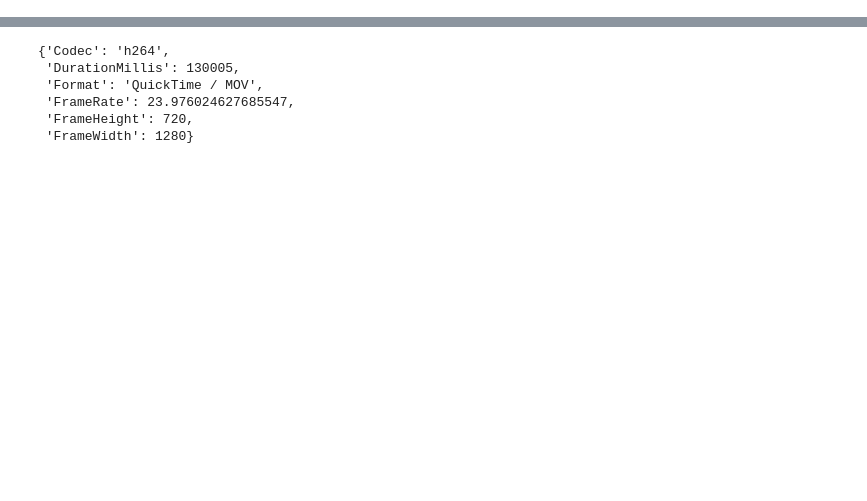
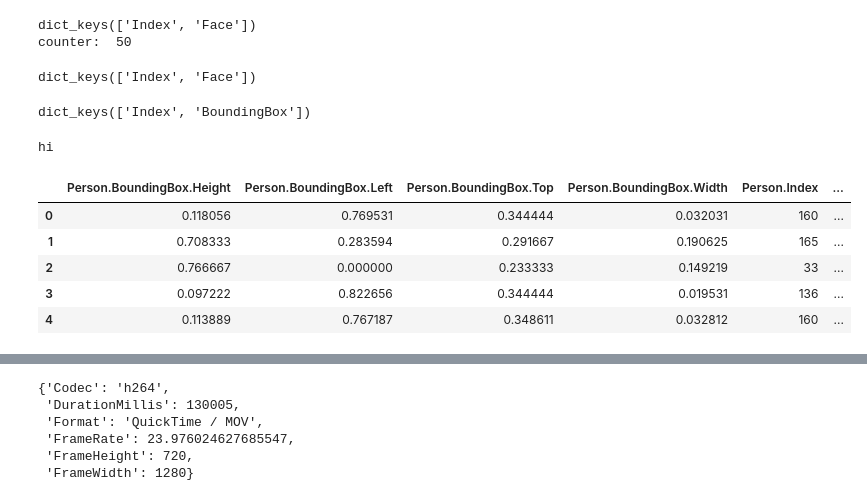
Before and after one commit to mnguyenngo/measureyes-1, a Jupyter notebook: src/rekognition_sandbox.ipynb, the cells around one changed output, grey strips where cells are left out. Drawn from its saved outputs; the diff is of its cells as text; code cells hidden in the pictures; blank space fills up the shorter version.

```diff
--- a/src/rekognition_sandbox.ipynb
+++ b/src/rekognition_sandbox.ipynb
@@ -100,0 +199,18 @@ with open(path6) as f:
+# %%
+# Throws this key error if no faces detected in file: KeyError: 'Person.Face.Pose.Pitch'
+# We need a test for no faced detected in file
+
+print(d9['Persons'][counter]['Person'].keys())
+counter += 1
+print("counter: ", counter)
+# %% [output]
+dict_keys(['Index', 'Face'])
+counter:  50
+# %%
+d9["Persons"][49]['Person'].keys()
+# %% [output]
+dict_keys(['Index', 'Face'])
+# %%
+d10['Persons'][0]['Person'].keys()
+# %% [output]
+dict_keys(['Index', 'BoundingBox'])
@@ -100,0 +227,5 @@ with open(path6) as f:
+# %%
+if not face_detected_bool(d10):
+    print('hi')
+# %% [output]
+hi
@@ -100,0 +234,9 @@ with open(path6) as f:
+# %%
+qd.head()
+# %% [output]
+|  | Person.BoundingBox.Height | Person.BoundingBox.Left | Person.BoundingBox.Top | Person.BoundingBox.Width | Person.Index | ... |
+| 0 | 0.118056 | 0.769531 | 0.344444 | 0.032031 | 160 | ... |
+| 1 | 0.708333 | 0.283594 | 0.291667 | 0.190625 | 165 | ... |
+| 2 | 0.766667 | 0.000000 | 0.233333 | 0.149219 | 33 | ... |
+| 3 | 0.097222 | 0.822656 | 0.344444 | 0.019531 | 136 | ... |
+| 4 | 0.113889 | 0.767187 | 0.348611 | 0.032812 | 160 | ... |
```
Also changed, not shown: parts of 28 cells of this notebook, 2 other files.
